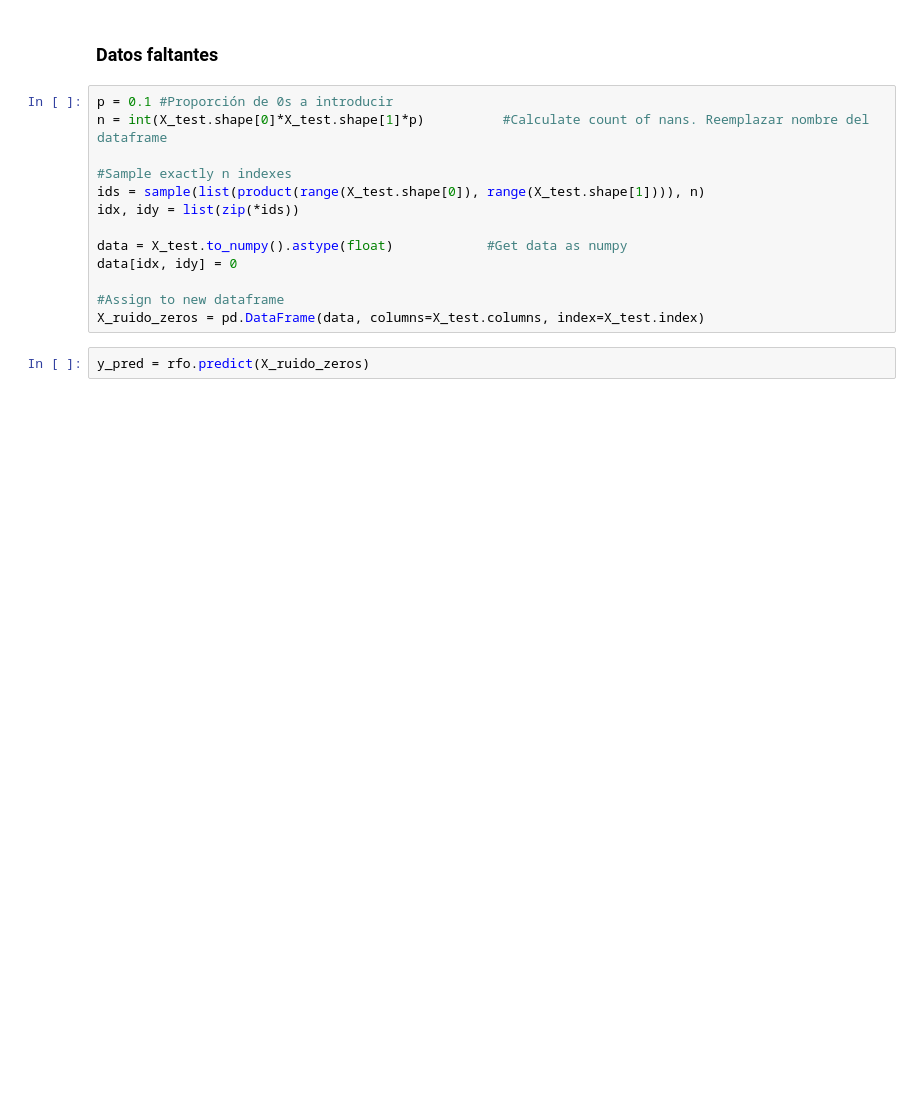
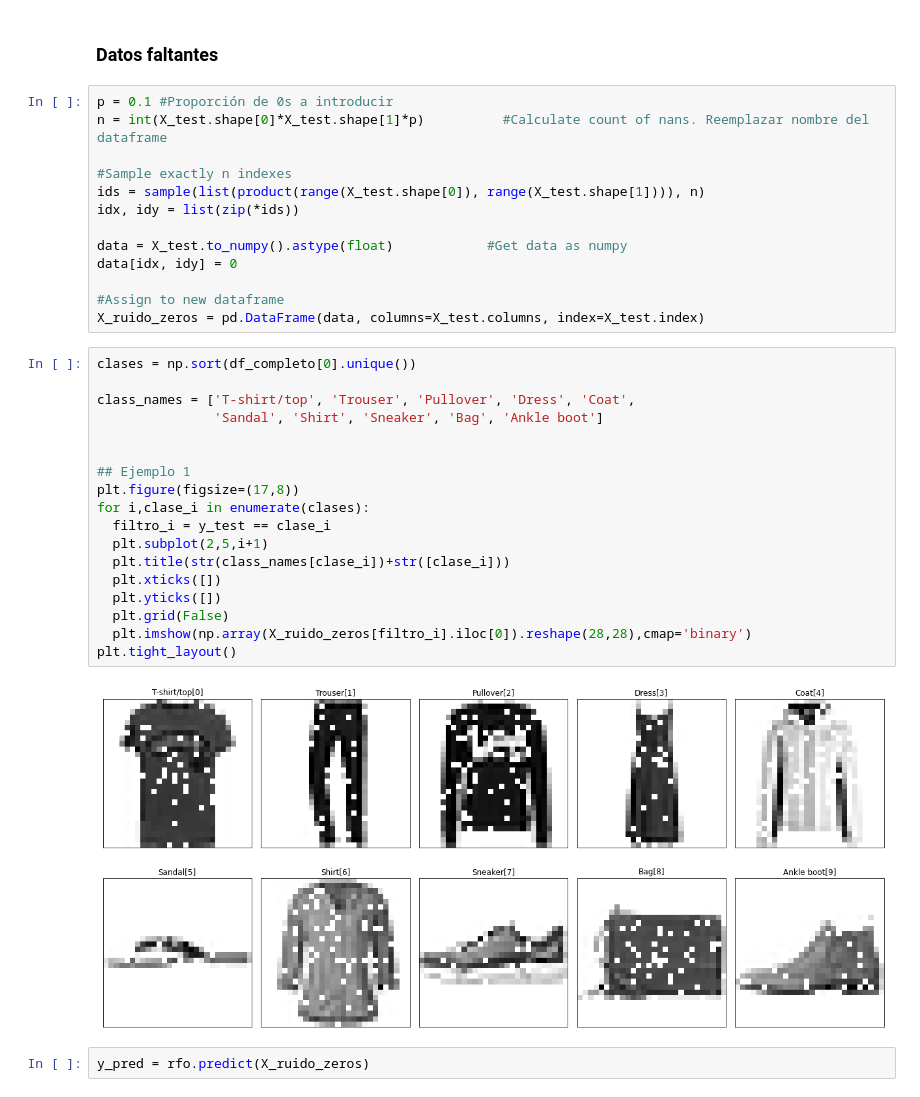
Before and after one commit to mcnanton/tp2AA, a Jupyter notebook: TP2AA.ipynb, the cells around one changed output. Cells and saved outputs as stored; diff of their text form; blank space fills up the shorter version.

Commit message:
Add images

```diff
--- a/TP2AA.ipynb
+++ b/TP2AA.ipynb
@@ -1057,6 +1057,26 @@ data[idx, idy] = 0
 
 #Assign to new dataframe
 X_ruido_zeros = pd.DataFrame(data, columns=X_test.columns, index=X_test.index)
+# %%
+clases = np.sort(df_completo[0].unique())
+
+class_names = ['T-shirt/top', 'Trouser', 'Pullover', 'Dress', 'Coat',
+               'Sandal', 'Shirt', 'Sneaker', 'Bag', 'Ankle boot']
+
+
+## Ejemplo 1
+plt.figure(figsize=(17,8))
+for i,clase_i in enumerate(clases):
+  filtro_i = y_test == clase_i
+  plt.subplot(2,5,i+1)
+  plt.title(str(class_names[clase_i])+str([clase_i]))
+  plt.xticks([])
+  plt.yticks([])
+  plt.grid(False)
+  plt.imshow(np.array(X_ruido_zeros[filtro_i].iloc[0]).reshape(28,28),cmap='binary')
+plt.tight_layout()
+# %% [output]
+[figure, added]
 # %%
 y_pred = rfo.predict(X_ruido_zeros)
 # %% [output]
```
Also changed, not shown: parts of 4 cells of this notebook.
